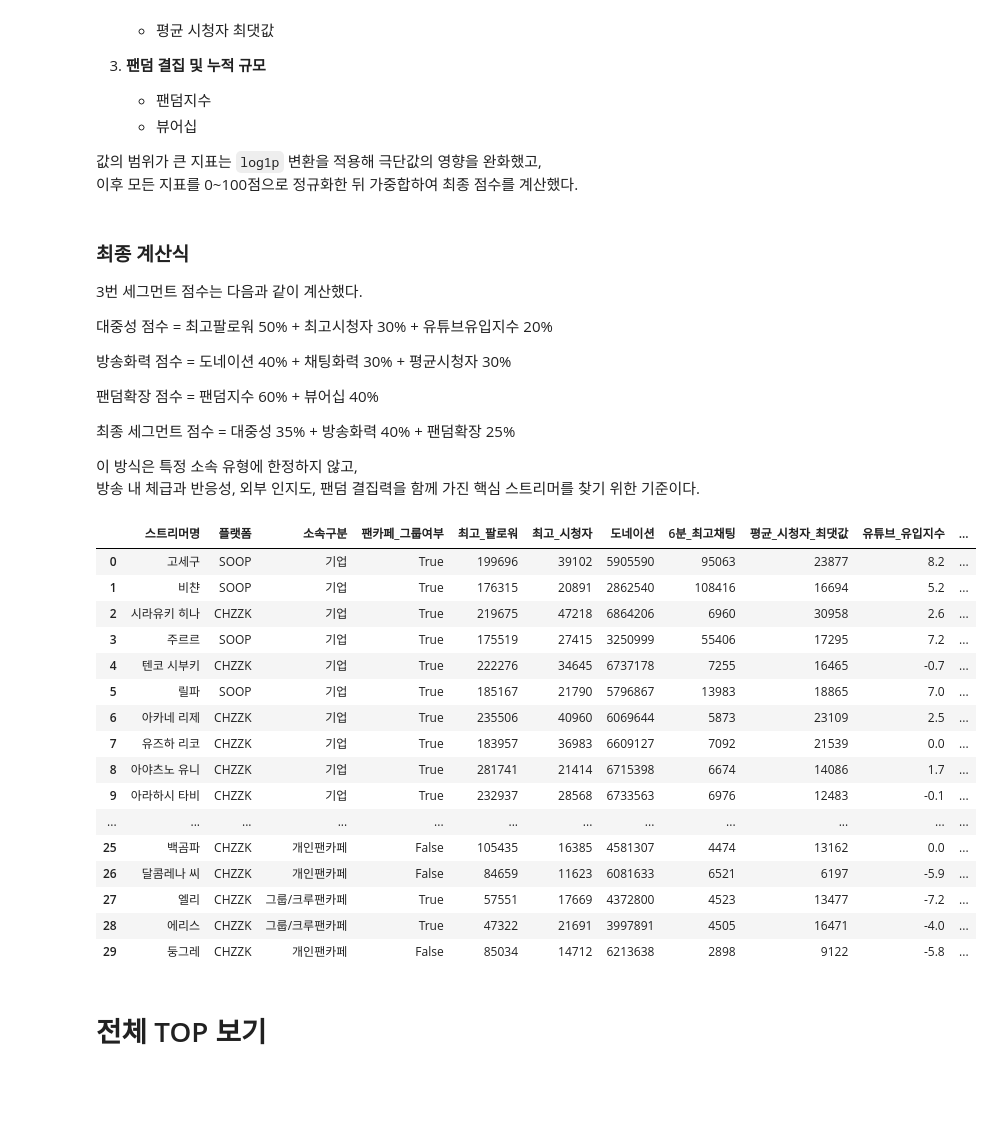
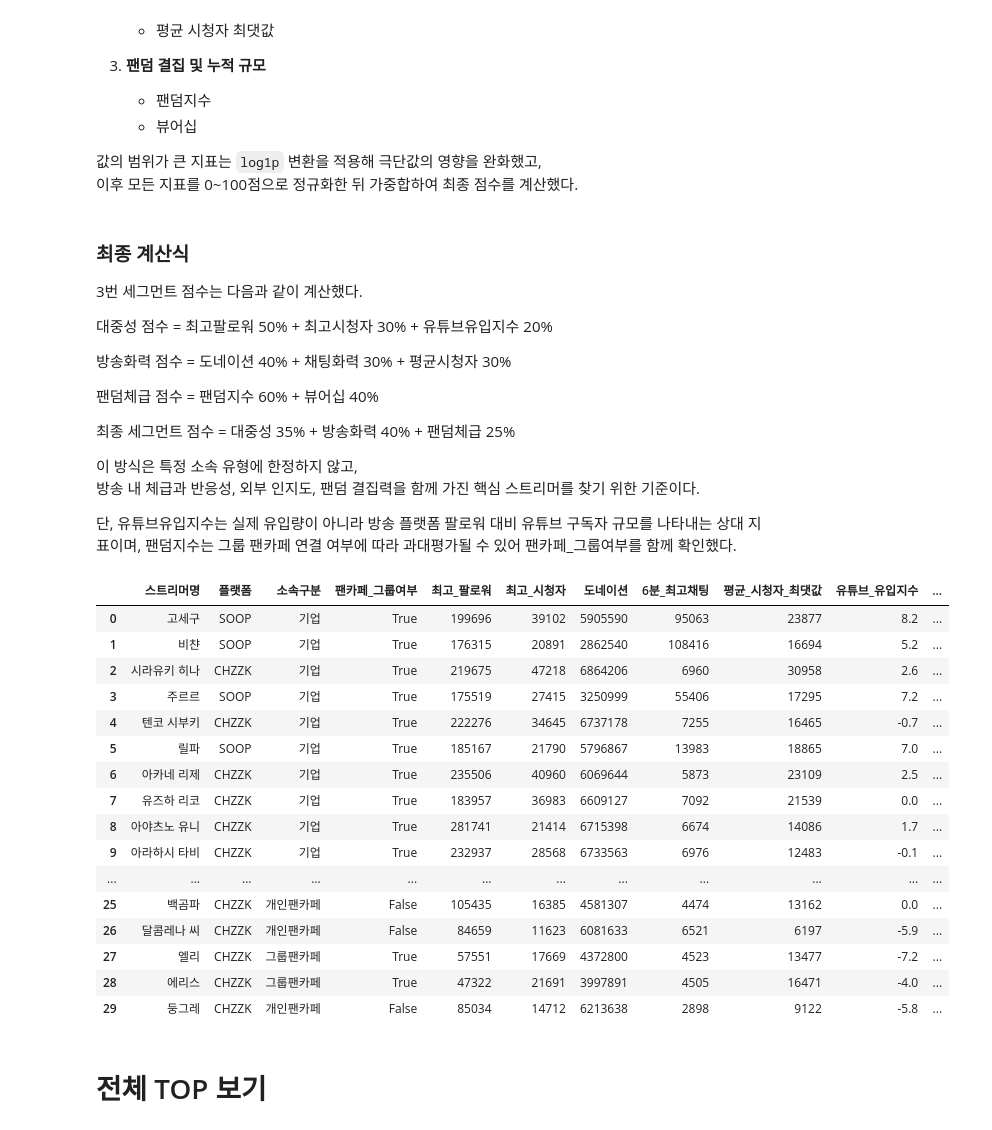
Before and after one commit to LeeSeungBok404/sparta17_data11_final_project, a Jupyter notebook: notebooks/KSI/03.세그먼트/01.1단계 세그먼트_3번.ipynb, the cells around one changed output. Cells and saved outputs as stored; diff of their text form; code cells hidden in the pictures; blank space fills up the shorter version.

```diff
--- a/notebooks/KSI/03.세그먼트/01.1단계 세그먼트_3번.ipynb
+++ b/notebooks/KSI/03.세그먼트/01.1단계 세그먼트_3번.ipynb
@@ -160,12 +160,14 @@ Name: count, dtype: int64
 
 방송화력 점수 = 도네이션 40% + 채팅화력 30% + 평균시청자 30%
 
-팬덤확장 점수 = 팬덤지수 60% + 뷰어십 40%
+팬덤체급 점수 = 팬덤지수 60% + 뷰어십 40%
 
-최종 세그먼트 점수 = 대중성 35% + 방송화력 40% + 팬덤확장 25%
+최종 세그먼트 점수 = 대중성 35% + 방송화력 40% + 팬덤체급 25%
 
 이 방식은 특정 소속 유형에 한정하지 않고,
 방송 내 체급과 반응성, 외부 인지도, 팬덤 결집력을 함께 가진 핵심 스트리머를 찾기 위한 기준이다.
+
+단, 유튜브유입지수는 실제 유입량이 아니라 방송 플랫폼 팔로워 대비 유튜브 구독자 규모를 나타내는 상대 지표이며, 팬덤지수는 그룹 팬카페 연결 여부에 따라 과대평가될 수 있어 팬카페_그룹여부를 함께 확인했다.
 # %%
 score_cols = [
     "최고_팔로워",
@@ -235,7 +237,7 @@ seg3_df["방송화력_score"] = (
 )
 
 # 3. 팬덤확장 점수
-seg3_df["팬덤확장_score"] = (
+seg3_df["팬덤체급_score"] = (
     seg3_df["팬덤_score"] * 0.60 +
     seg3_df["뷰어십_score"] * 0.40
 )
@@ -244,7 +246,7 @@ seg3_df["팬덤확장_score"] = (
 seg3_df["세그먼트3_score"] = (
     seg3_df["대중성_score"] * 0.35 +
     seg3_df["방송화력_score"] * 0.40 +
-    seg3_df["팬덤확장_score"] * 0.25
+    seg3_df["팬덤체급_score"] * 0.25
 )
 # %%
 result_cols = [
@@ -260,36 +262,36 @@ result_cols = [
     "유튜브_유입지수",
     "팬덤지수",
     "뷰어십",
     "대중성_score",
     "방송화력_score",
-    "팬덤확장_score",
+    "팬덤체급_score",
     "세그먼트3_score"
 ]
 
 seg3_result = (
     seg3_df[result_cols]
     .sort_values("세그먼트3_score", ascending=False)
     .reset_index(drop=True)
 )
 
 seg3_result.head(30)
 # %% [output]
 |  | 스트리머명 | 플랫폼 | 소속구분 | 팬카페_그룹여부 | 최고_팔로워 | 최고_시청자 | 도네이션 | 6분_최고채팅 | 평균_시청자_최댓값 | 유튜브_유입지수 | ... |
 | 0 | 고세구 | SOOP | 기업 | True | 199696 | 39102 | 5905590 | 95063 | 23877 | 8.2 | ... |
 | 1 | 비챤 | SOOP | 기업 | True | 176315 | 20891 | 2862540 | 108416 | 16694 | 5.2 | ... |
 | 2 | 시라유키 히나 | CHZZK | 기업 | True | 219675 | 47218 | 6864206 | 6960 | 30958 | 2.6 | ... |
 | 3 | 주르르 | SOOP | 기업 | True | 175519 | 27415 | 3250999 | 55406 | 17295 | 7.2 | ... |
 | 4 | 텐코 시부키 | CHZZK | 기업 | True | 222276 | 34645 | 6737178 | 7255 | 16465 | -0.7 | ... |
 | 5 | 릴파 | SOOP | 기업 | True | 185167 | 21790 | 5796867 | 13983 | 18865 | 7.0 | ... |
 | 6 | 아카네 리제 | CHZZK | 기업 | True | 235506 | 40960 | 6069644 | 5873 | 23109 | 2.5 | ... |
 | 7 | 유즈하 리코 | CHZZK | 기업 | True | 183957 | 36983 | 6609127 | 7092 | 21539 | 0.0 | ... |
 | 8 | 아야츠노 유니 | CHZZK | 기업 | True | 281741 | 21414 | 6715398 | 6674 | 14086 | 1.7 | ... |
 | 9 | 아라하시 타비 | CHZZK | 기업 | True | 232937 | 28568 | 6733563 | 6976 | 12483 | -0.1 | ... |
 | ... | ... | ... | ... | ... | ... | ... | ... | ... | ... | ... | ... |
 | 25 | 백곰파 | CHZZK | 개인팬카페 | False | 105435 | 16385 | 4581307 | 4474 | 13162 | 0.0 | ... |
 | 26 | 달콤레나 씨 | CHZZK | 개인팬카페 | False | 84659 | 11623 | 6081633 | 6521 | 6197 | -5.9 | ... |
-| 27 | 엘리 | CHZZK | 그룹/크루팬카페 | True | 57551 | 17669 | 4372800 | 4523 | 13477 | -7.2 | ... |
-| 28 | 에리스 | CHZZK | 그룹/크루팬카페 | True | 47322 | 21691 | 3997891 | 4505 | 16471 | -4.0 | ... |
+| 27 | 엘리 | CHZZK | 그룹팬카페 | True | 57551 | 17669 | 4372800 | 4523 | 13477 | -7.2 | ... |
+| 28 | 에리스 | CHZZK | 그룹팬카페 | True | 47322 | 21691 | 3997891 | 4505 | 16471 | -4.0 | ... |
 | 29 | 둥그레 | CHZZK | 개인팬카페 | False | 85034 | 14712 | 6213638 | 2898 | 9122 | -5.8 | ... |
 # %% [markdown]
 # 전체 TOP 보기
```
Also changed, not shown: parts of 11 cells of this notebook.
